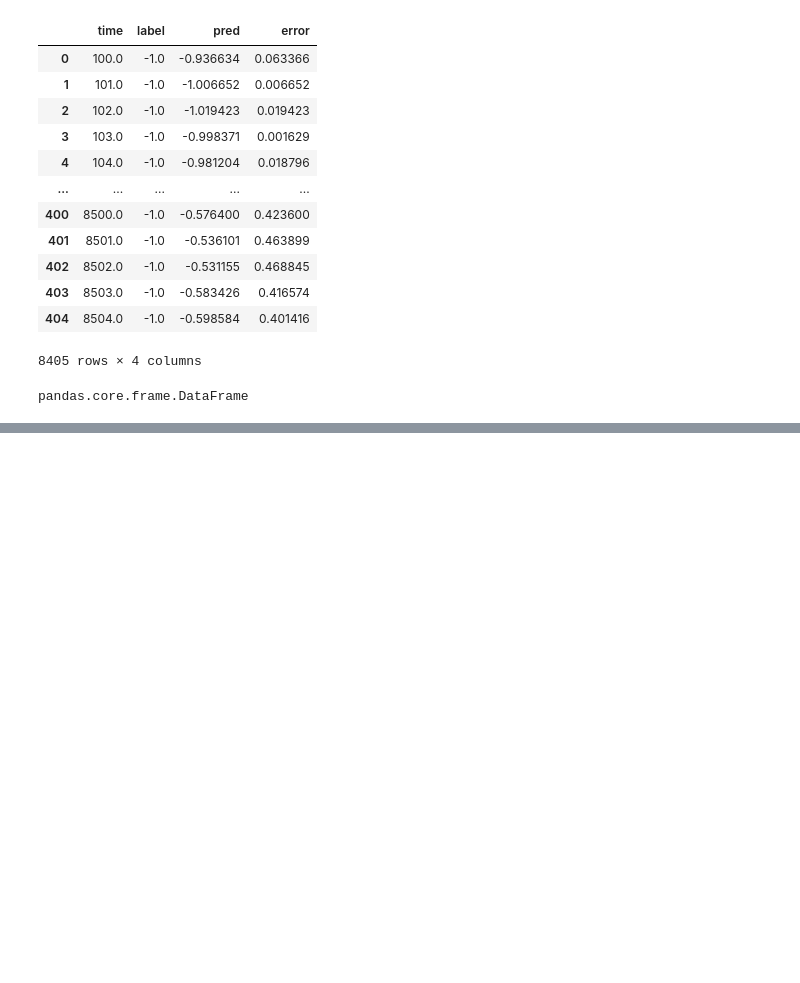
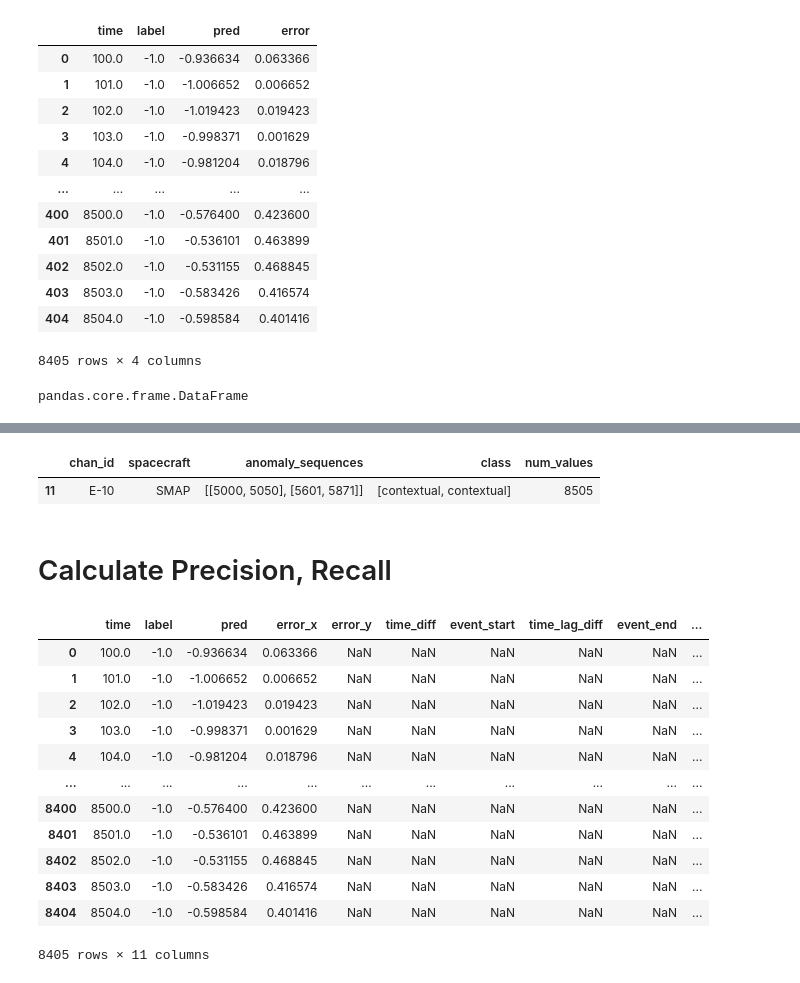
Before and after one commit to shelleygoel/THOC-Pytorch, a Jupyter notebook: khund_non_parametric.ipynb, the cells around one changed output, grey strips where cells are left out. Cells and saved outputs as stored; diff of their text form; code cells hidden in the pictures; blank space fills up the shorter version.

Commit message:
calculate precision and recall

```diff
--- a/khund_non_parametric.ipynb
+++ b/khund_non_parametric.ipynb
@@ -430,0 +490,23 @@ all_anomalies_df
+# %%
+labeled_anomalies[labeled_anomalies["chan_id"] == "E-10"]
+# %% [output]
+|  | chan_id | spacecraft | anomaly_sequences | class | num_values |
+| 11 | E-10 | SMAP | [[5000, 5050], [5601, 5871]] | [contextual, contextual] | 8505 |
+# %% [markdown]
+# Calculate Precision, Recall
+# %%
+final_test_pred_df
+# %% [output]
+|  | time | label | pred | error_x | error_y | time_diff | event_start | time_lag_diff | event_end | ... |
+| 0 | 100.0 | -1.0 | -0.936634 | 0.063366 | NaN | NaN | NaN | NaN | NaN | ... |
+| 1 | 101.0 | -1.0 | -1.006652 | 0.006652 | NaN | NaN | NaN | NaN | NaN | ... |
+| 2 | 102.0 | -1.0 | -1.019423 | 0.019423 | NaN | NaN | NaN | NaN | NaN | ... |
+| 3 | 103.0 | -1.0 | -0.998371 | 0.001629 | NaN | NaN | NaN | NaN | NaN | ... |
+| 4 | 104.0 | -1.0 | -0.981204 | 0.018796 | NaN | NaN | NaN | NaN | NaN | ... |
+| ... | ... | ... | ... | ... | ... | ... | ... | ... | ... | ... |
+| 8400 | 8500.0 | -1.0 | -0.576400 | 0.423600 | NaN | NaN | NaN | NaN | NaN | ... |
+| 8401 | 8501.0 | -1.0 | -0.536101 | 0.463899 | NaN | NaN | NaN | NaN | NaN | ... |
+| 8402 | 8502.0 | -1.0 | -0.531155 | 0.468845 | NaN | NaN | NaN | NaN | NaN | ... |
+| 8403 | 8503.0 | -1.0 | -0.583426 | 0.416574 | NaN | NaN | NaN | NaN | NaN | ... |
+| 8404 | 8504.0 | -1.0 | -0.598584 | 0.401416 | NaN | NaN | NaN | NaN | NaN | ... |
+8405 rows × 11 columns
```
Also changed, not shown: parts of 27 cells of this notebook.
